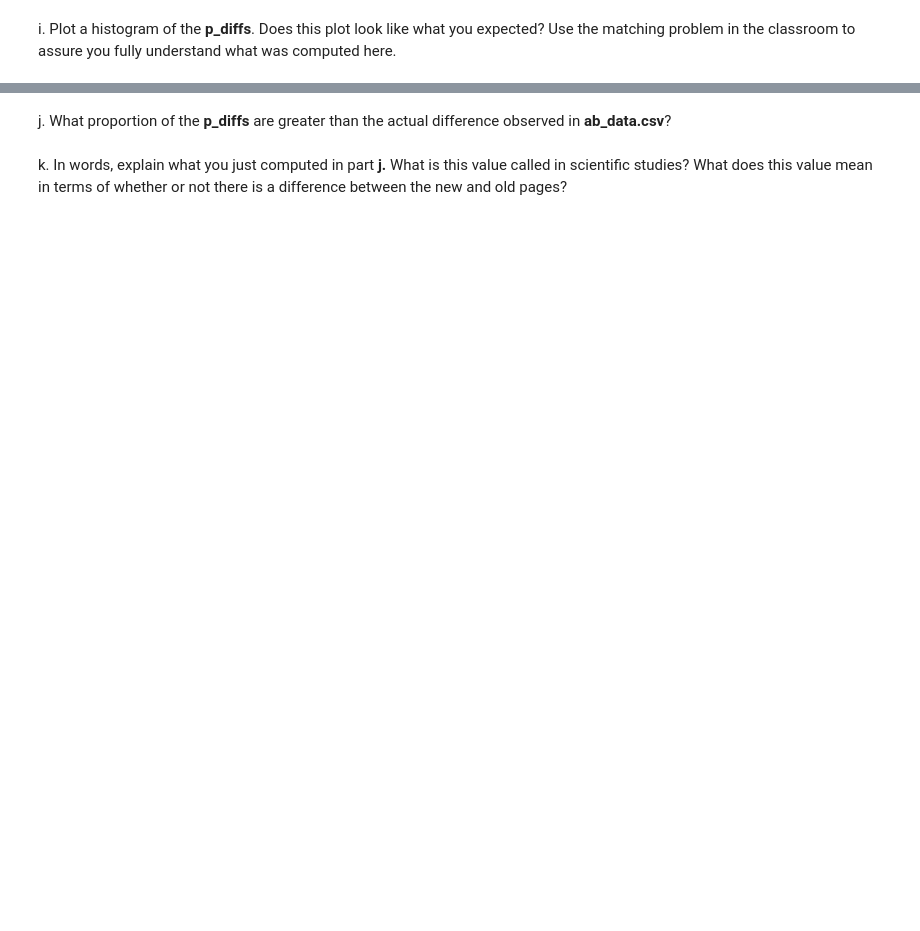
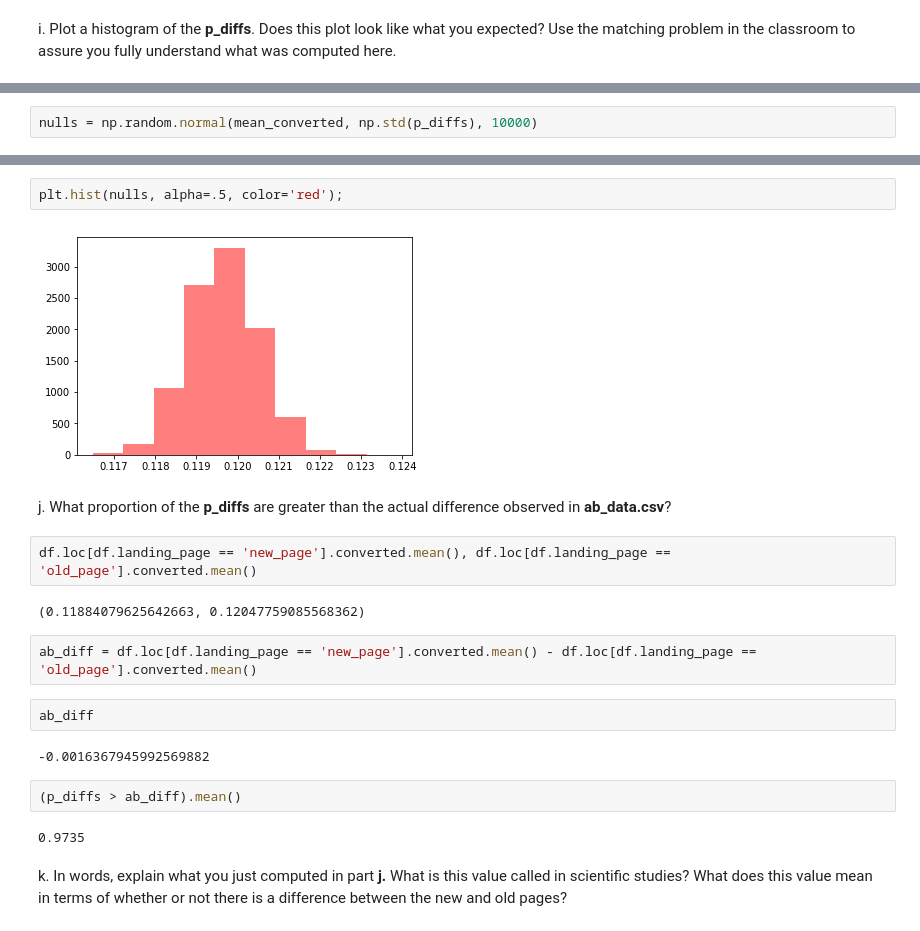
Before and after one commit to vitoralbano/ds-ii-ab-test, a Jupyter notebook: Analyze_ab_test_results_notebook.ipynb, the cells around one changed output, grey strips where cells are left out. Drawn from its saved outputs; the diff is of its cells as text; blank space fills up the shorter version.

```diff
--- a/Analyze_ab_test_results_notebook.ipynb
+++ b/Analyze_ab_test_results_notebook.ipynb
@@ -256,0 +328,2 @@ i. Plot a histogram of the **p_diffs**.  Does this plot look like what you expec
+# %%
+nulls = np.random.normal(mean_converted, np.std(p_diffs), 10000)
@@ -257,4 +335,22 @@ i. Plot a histogram of the **p_diffs**.  Does this plot look like what you expec
+# %%
+plt.hist(nulls, alpha=.5, color='red');
+# %% [output]
+[figure, added]
 # %% [markdown]
 j. What proportion of the **p_diffs** are greater than the actual difference observed in **ab_data.csv**?
+# %%
+df.loc[df.landing_page == 'new_page'].converted.mean(), df.loc[df.landing_page == 'old_page'].converted.mean()
+# %% [output]
+(0.11884079625642663, 0.12047759085568362)
+# %%
+ab_diff = df.loc[df.landing_page == 'new_page'].converted.mean() - df.loc[df.landing_page == 'old_page'].converted.mean()
+# %%
+ab_diff
+# %% [output]
+-0.0016367945992569882
+# %%
+(p_diffs > ab_diff).mean()
+# %% [output]
+0.9735
 # %% [markdown]
 k. In words, explain what you just computed in part **j.**  What is this value called in scientific studies?  What does this value mean in terms of whether or not there is a difference between the new and old pages?
```
Also changed, not shown: parts of 29 cells of this notebook.
